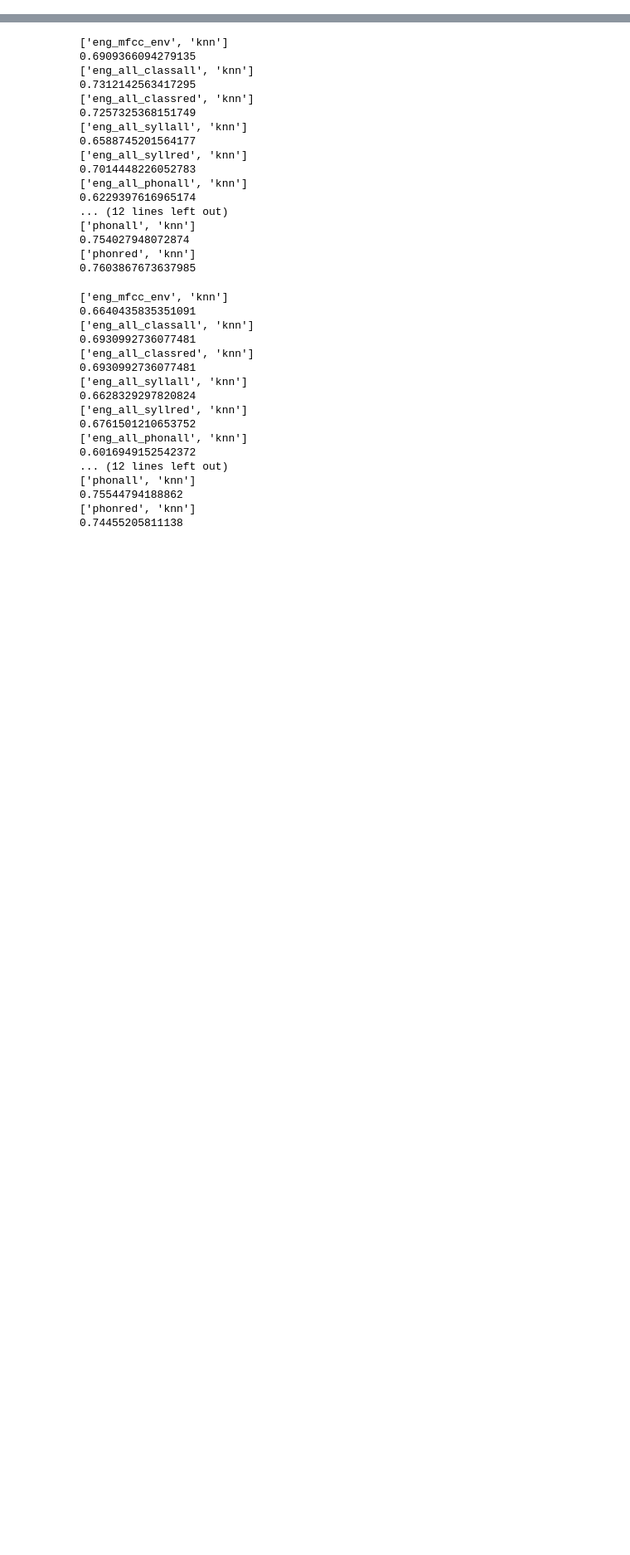
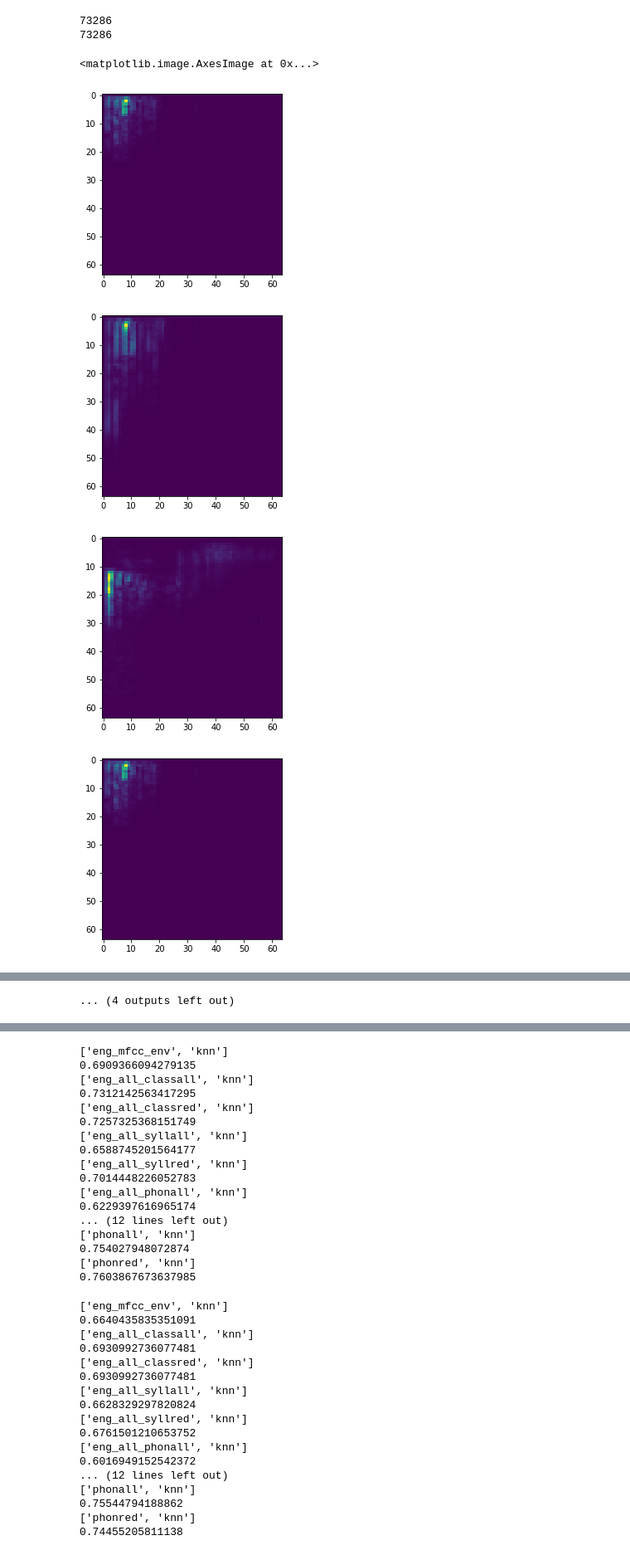
Before and after one commit to alejandrodl/vocal-percussion-transcription, a Jupyter notebook: src/results/analyse_results.ipynb, the cells around one changed output, grey strips where cells are left out. Shown at 83% size. Drawn from its saved outputs; the diff is of its cells as text; code cells hidden in the pictures; blank space fills up the shorter version.

Commit message:
Triplet Initial

```diff
--- a/src/results/analyse_results.ipynb
+++ b/src/results/analyse_results.ipynb
@@ -0,0 +151,61 @@
+# %%
+print(counter)
+print(c)
+# %% [output]
+73286
+73286
+# %%
+import matplotlib.pyplot as plt
+
+############ FALTA LA CONDICIÓN DE LOS FONEMAS ####################
+
+idx = 1
+
+plt.figure()
+plt.imshow(triplet_dataset[idx,:,:64])
+plt.figure()
+plt.imshow(triplet_dataset[idx,:,64:128])
+plt.figure()
+plt.imshow(triplet_dataset[idx,:,128:192])
+
+idx = 10
+
+plt.figure()
+plt.imshow(triplet_dataset[idx,:,:64])
+plt.figure()
+plt.imshow(triplet_dataset[idx,:,64:128])
+plt.figure()
+plt.imshow(triplet_dataset[idx,:,128:192])
+
+idx = 100
+
+plt.figure()
+plt.imshow(triplet_dataset[idx,:,:64])
+plt.figure()
+plt.imshow(triplet_dataset[idx,:,64:128])
+plt.figure()
+plt.imshow(triplet_dataset[idx,:,128:192])
+
+idx = 1000
+
+plt.figure()
+plt.imshow(triplet_dataset[idx,:,:64])
+plt.figure()
+plt.imshow(triplet_dataset[idx,:,64:128])
+plt.figure()
+plt.imshow(triplet_dataset[idx,:,128:192])
+
+idx = 10000
+
+plt.figure()
+plt.imshow(triplet_dataset[idx,:,:64])
+plt.figure()
+plt.imshow(triplet_dataset[idx,:,64:128])
+plt.figure()
+plt.imshow(triplet_dataset[idx,:,128:192])
+# %% [output]
+<matplotlib.image.AxesImage at 0x...>
+[figure, added]
+[figure, added]
+[figure, added]
+[figure, added]
@@ -0,0 +219 @@
+... (4 outputs left out)
```
Also changed, not shown: parts of 9 cells of this notebook, 7 other files.
